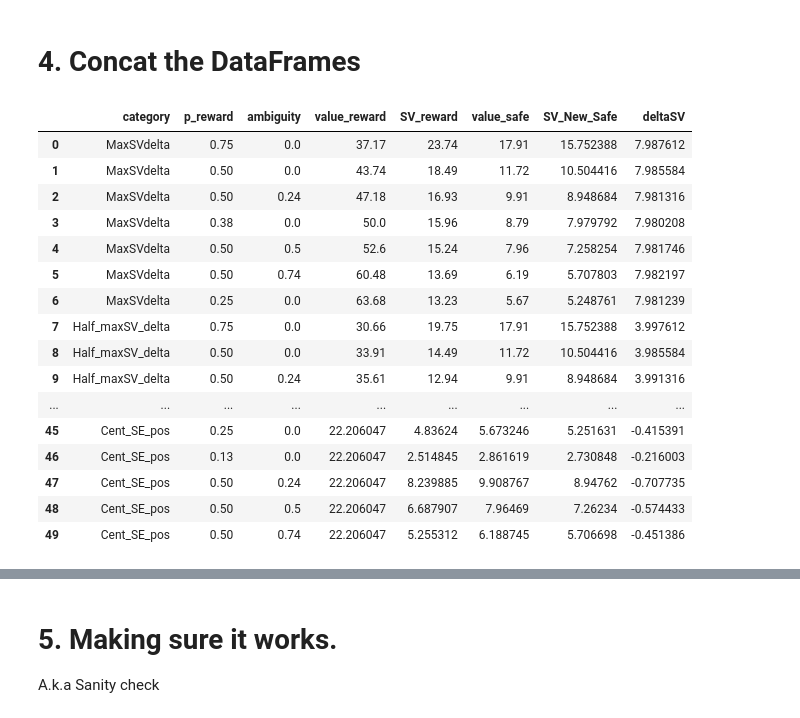
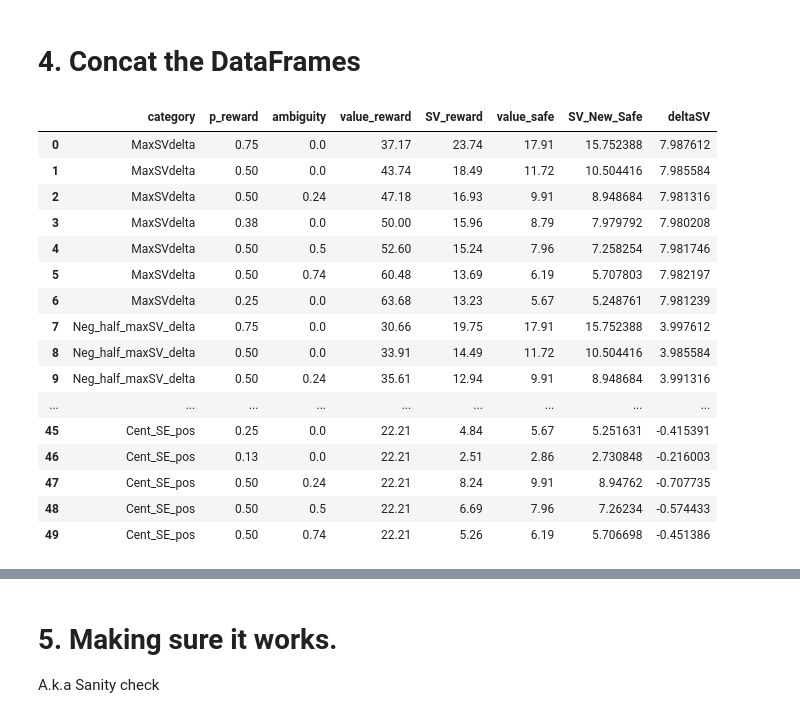
Before and after one commit to CDN-Lab/Intracraneal_electrodes, a Jupyter notebook: uncertaintyencoding.ipynb, the cells around one changed output, grey strips where cells are left out. Drawn from its saved outputs; the diff is of its cells as text; code cells hidden in the pictures.

```diff
--- a/uncertaintyencoding.ipynb
+++ b/uncertaintyencoding.ipynb
@@ -319,13 +394,24 @@ new_df1['SV_reward'] = new_df1['deltaSV'] + new_df1['SV_New_Safe']
 #new_df1
 
 new_df2 = df_pos[['category','p_reward', 'ambiguity', 'value_safe', 'SV_New_Safe']].copy()
-new_df2['category'] = 'Half_maxSV_delta'
+new_df2['category'] = 'Neg_half_maxSV_delta'
 new_df2['deltaSV'] = _delta_SV2
 new_df2['SV_reward'] = new_df2['deltaSV'] + new_df2['SV_New_Safe']
-new_df2
+new_df3 = pd.concat([new_df1,new_df2], ignore_index=True)
 
-new_df3 = pd.concat([new_df1,new_df2], ignore_index=True)
-new_df3
+min_df1 = df_pos[['category','p_reward', 'ambiguity', 'value_safe', 'SV_New_Safe']].copy()
+min_df1['category'] = 'MinSVdelta'
+min_df1['deltaSV'] = -1.0*_delta_SV
+min_df1['SV_reward'] = min_df1['deltaSV'] + min_df1['SV_New_Safe']
+
+
+min_df2 = df_pos[['category','p_reward', 'ambiguity', 'value_safe', 'SV_New_Safe']].copy()
+min_df2['category'] = 'Half_minSV_delta'
+min_df2['deltaSV'] = -1.0*_delta_SV2
+min_df2['SV_reward'] = min_df2['deltaSV'] + min_df2['SV_New_Safe']
+new_df4 = pd.concat([min_df1,min_df2], ignore_index=True)
+new_df5 = pd.concat([new_df3, new_df4], ignore_index=True)
+new_df5
 # %% [output]
 |  | category | p_reward | ambiguity | value_safe | SV_New_Safe | deltaSV | SV_reward |
 | 0 | MaxSVdelta | 0.75 | 0.0 | 17.912982 | 15.754894 | 7.98248 | 23.737374 |
@@ -403,10 +457,10 @@ def calculate_value_reward(df, alpha, beta):
             new_df = new_df.round(2)
     return new_df
 
-df_SVdeltas =  calculate_value_reward(new_df5, alpha_comb, beta_comb)
+df_SVdeltas_gains = calculate_value_reward(new_df5, alpha_comb, beta_comb)
 #df_pos1 = df_pos1.drop(columns=['SV_New_Safe'])
 #df_pos1 = append_SVreward(df_pos1,alpha_comb,beta_comb)
-df_SVdeltas
+df_SVdeltas_gains
 # %% [output]
 |  | category | p_reward | ambiguity | value_reward | SV_reward | value_safe |
 | 0 | MaxSVdelta | 0.75 | 0.00 | 37.17 | 23.74 | 17.91 |
@@ -428,28 +564,32 @@ df_SVdeltas
 # %% [markdown]
 # 4. Concat the DataFrames
 # %%
-df_Trials_gains = pd.concat([df_SVdeltas, df_cent_pos],ignore_index=True)
+df_Trials_gains = pd.concat([df_SVdeltas_gains, df_cent_pos],ignore_index=True)
 df_Trials_gains['SV_New_Safe'] = df_Trials_gains['value_safe']**alpha_comb
 df_Trials_gains['deltaSV'] = df_Trials_gains['SV_reward'] - df_Trials_gains['SV_New_Safe']
 #df_Trials_gains = df_Trials_gains.drop(columns=['value_lott_SE'])
+
+#Convert selected columns to numeric values to be able to round
+columns_to_convert = ['value_reward', 'value_safe', 'SV_reward']
+df_Trials_gains[columns_to_convert] = df_Trials_gains[columns_to_convert].apply(pd.to_numeric, errors='coerce')
 df_Trials_gains = df_Trials_gains.round(2)
 df_Trials_gains
 # %% [output]
 |  | category | p_reward | ambiguity | value_reward | SV_reward | value_safe | SV_New_Safe | deltaSV |
 | 0 | MaxSVdelta | 0.75 | 0.0 | 37.17 | 23.74 | 17.91 | 15.752388 | 7.987612 |
 | 1 | MaxSVdelta | 0.50 | 0.0 | 43.74 | 18.49 | 11.72 | 10.504416 | 7.985584 |
 | 2 | MaxSVdelta | 0.50 | 0.24 | 47.18 | 16.93 | 9.91 | 8.948684 | 7.981316 |
-| 3 | MaxSVdelta | 0.38 | 0.0 | 50.0 | 15.96 | 8.79 | 7.979792 | 7.980208 |
-| 4 | MaxSVdelta | 0.50 | 0.5 | 52.6 | 15.24 | 7.96 | 7.258254 | 7.981746 |
+| 3 | MaxSVdelta | 0.38 | 0.0 | 50.00 | 15.96 | 8.79 | 7.979792 | 7.980208 |
+| 4 | MaxSVdelta | 0.50 | 0.5 | 52.60 | 15.24 | 7.96 | 7.258254 | 7.981746 |
 | 5 | MaxSVdelta | 0.50 | 0.74 | 60.48 | 13.69 | 6.19 | 5.707803 | 7.982197 |
 | 6 | MaxSVdelta | 0.25 | 0.0 | 63.68 | 13.23 | 5.67 | 5.248761 | 7.981239 |
-| 7 | Half_maxSV_delta | 0.75 | 0.0 | 30.66 | 19.75 | 17.91 | 15.752388 | 3.997612 |
-| 8 | Half_maxSV_delta | 0.50 | 0.0 | 33.91 | 14.49 | 11.72 | 10.504416 | 3.985584 |
-| 9 | Half_maxSV_delta | 0.50 | 0.24 | 35.61 | 12.94 | 9.91 | 8.948684 | 3.991316 |
+| 7 | Neg_half_maxSV_delta | 0.75 | 0.0 | 30.66 | 19.75 | 17.91 | 15.752388 | 3.997612 |
+| 8 | Neg_half_maxSV_delta | 0.50 | 0.0 | 33.91 | 14.49 | 11.72 | 10.504416 | 3.985584 |
+| 9 | Neg_half_maxSV_delta | 0.50 | 0.24 | 35.61 | 12.94 | 9.91 | 8.948684 | 3.991316 |
 | ... | ... | ... | ... | ... | ... | ... | ... | ... |
-| 45 | Cent_SE_pos | 0.25 | 0.0 | 22.206047 | 4.83624 | 5.673246 | 5.251631 | -0.415391 |
-| 46 | Cent_SE_pos | 0.13 | 0.0 | 22.206047 | 2.514845 | 2.861619 | 2.730848 | -0.216003 |
-| 47 | Cent_SE_pos | 0.50 | 0.24 | 22.206047 | 8.239885 | 9.908767 | 8.94762 | -0.707735 |
-| 48 | Cent_SE_pos | 0.50 | 0.5 | 22.206047 | 6.687907 | 7.96469 | 7.26234 | -0.574433 |
-| 49 | Cent_SE_pos | 0.50 | 0.74 | 22.206047 | 5.255312 | 6.188745 | 5.706698 | -0.451386 |
+| 45 | Cent_SE_pos | 0.25 | 0.0 | 22.21 | 4.84 | 5.67 | 5.251631 | -0.415391 |
+| 46 | Cent_SE_pos | 0.13 | 0.0 | 22.21 | 2.51 | 2.86 | 2.730848 | -0.216003 |
+| 47 | Cent_SE_pos | 0.50 | 0.24 | 22.21 | 8.24 | 9.91 | 8.94762 | -0.707735 |
+| 48 | Cent_SE_pos | 0.50 | 0.5 | 22.21 | 6.69 | 7.96 | 7.26234 | -0.574433 |
+| 49 | Cent_SE_pos | 0.50 | 0.74 | 22.21 | 5.26 | 6.19 | 5.706698 | -0.451386 |
 # %%
```
Also changed, not shown: parts of 12 cells of this notebook.
